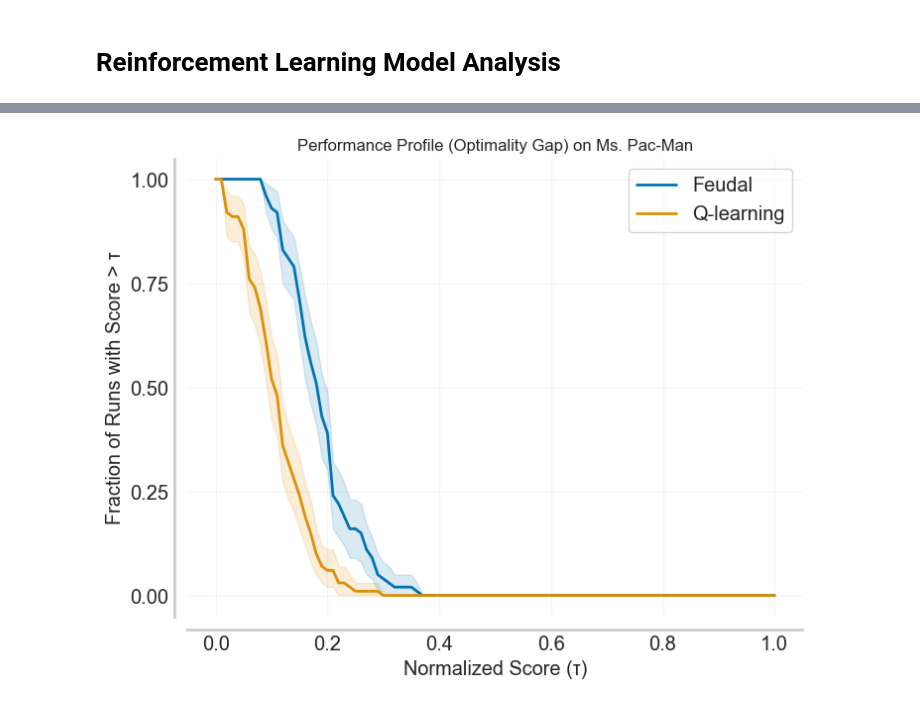
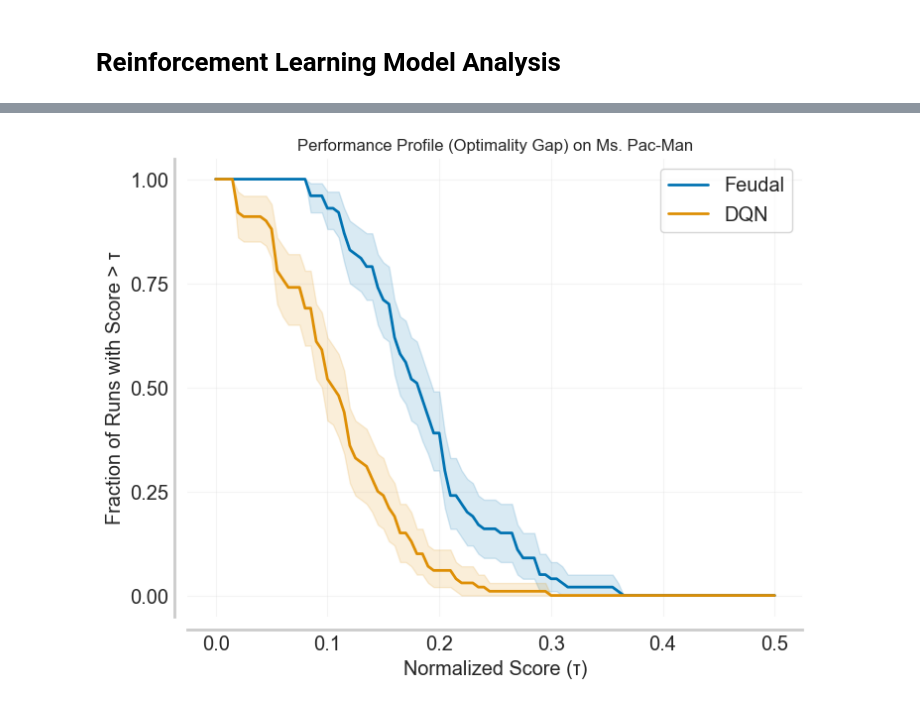
Before and after one commit to Aidan-Jared/COMPSCI_760_Reinforcement, a Jupyter notebook: Atari/perform_analysis.ipynb, the cells around one changed output, grey strips where cells are left out. Saved outputs shown, nothing was run; the diff lists cells and outputs as text; code cells hidden in the pictures.

```diff
--- a/Atari/perform_analysis.ipynb
+++ b/Atari/perform_analysis.ipynb
@@ -6,11 +6,14 @@ import numpy as np
 import pandas as pd
 import seaborn as sns
 import matplotlib.pyplot as plt
+from matplotlib.ticker import MaxNLocator
 from typing import Dict, List, Callable
 
 from rliable import library as rly
 from rliable import metrics
 from rliable import plot_utils
+
+np.random.default_rng(42)
 
 #change this to respective path
 FEUDAL_FILE = '/Users/jojona/Documents/Learning/Masters/COMPSCI 760/COMPSCI_760_Reinforcement/Atari/model_data/feudal_MsPacman-v5'
@@ -18,13 +21,13 @@ QLEARN_FILE = '/Users/jojona/Documents/Learning/Masters/COMPSCI 760/COMPSCI_760_
 
 ALGORITHMS = {
     'Feudal': FEUDAL_FILE,
-    'Q-learning': QLEARN_FILE
+    'DQN': QLEARN_FILE
 }
 
 # Plotting colors for consistency
 COLORS = {
     'Feudal': '#377eb8',
-    'Q-learning': "#058f2a",
+    'DQN': "#058f2a",
     'Feudal_Profile': '#7645df',
     'Q_Profile': '#37b85c'
 }
@@ -155,19 +285,25 @@ plt.show()
 # %%
-# rliable
 
-rliable_scores = {name: scores[:, np.newaxis] for name, scores in normalized_scores.items()}
 
-thresholds = np.linspace(0, 1.0, 101)
-profiles, profile_cis = rly.create_performance_profile(rliable_scores, thresholds, reps=2000)
+normalized_scores_2d = {
+    algo: scores.reshape(-1, 1)
+    for algo, scores in normalized_scores.items()
+}
+
+thresholds = np.linspace(0.0, .5, 101)
+
+profiles, profile_cis = rly.create_performance_profile(
+    normalized_scores_2d, thresholds, reps=10000
+)
 
 fig, ax = plt.subplots(figsize=(8, 6))
 plot_utils.plot_performance_profiles(profiles, thresholds, performance_profile_cis=profile_cis, ax=ax, legend=True)
 ax.set_title('Performance Profile (Optimality Gap) on Ms. Pac-Man')
 ax.set_xlabel('Normalized Score (τ)')
 ax.set_ylabel('Fraction of Runs with Score > τ')
 plt.grid(True)
 plt.show()
 # %% [output]
-[figure, old version]
+[figure, new version]
 # %%
 # Annotated Perf profiles
```
Also changed, not shown: parts of 6 cells of this notebook, 3 other files.
